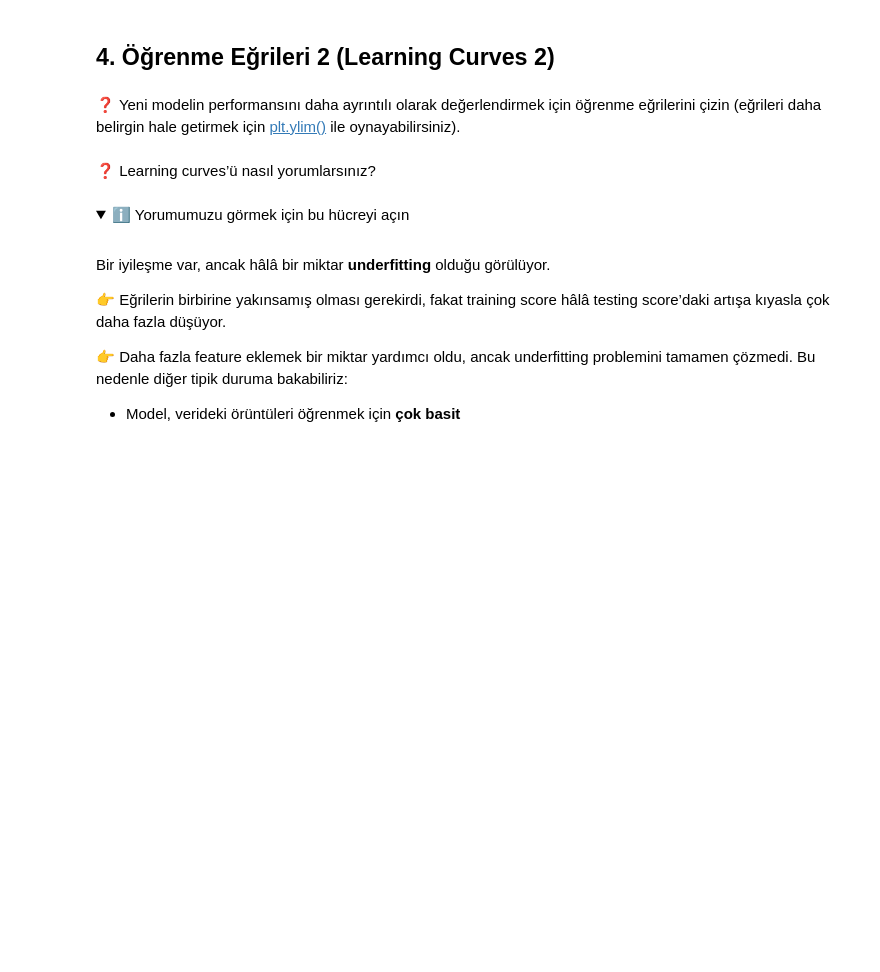
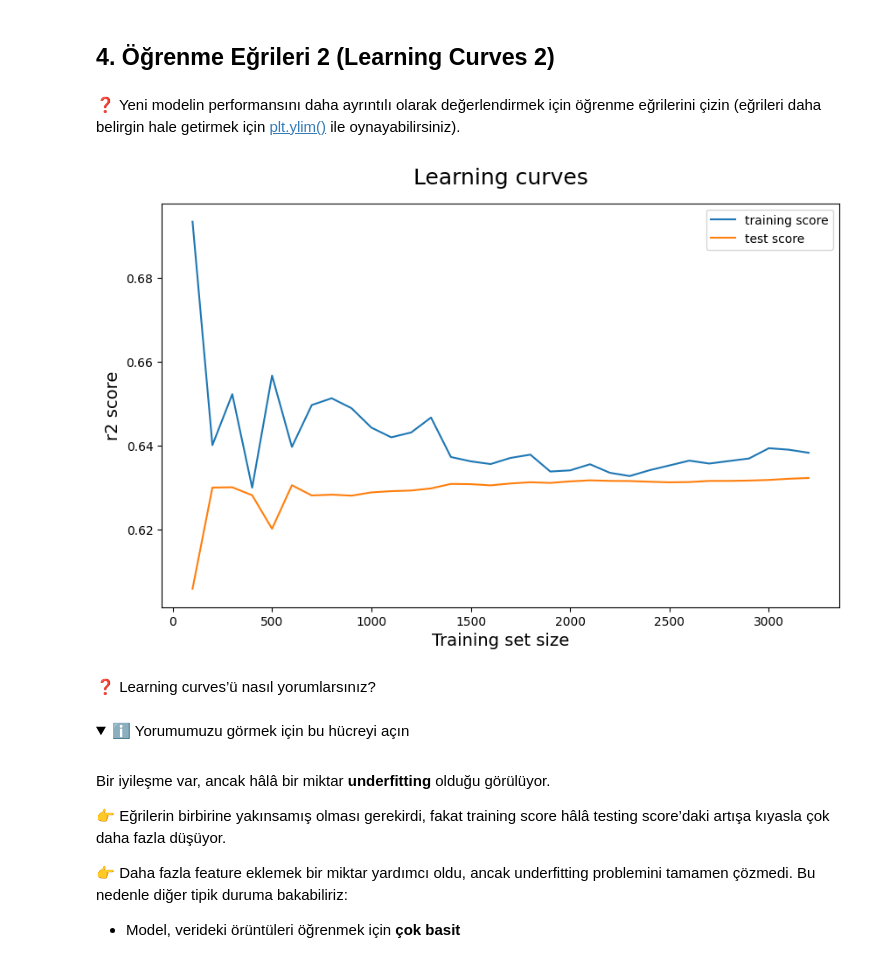
Before and after one commit to gonulsabah/workintech_project, a Jupyter notebook: S16D1-S-data-learning-curves/Learning_Curves.ipynb, the cells around one changed output. Saved outputs shown, nothing was run; the diff lists cells and outputs as text; code cells hidden in the pictures; folded sections open; blank space fills up the shorter version.

```diff
--- a/S16D1-S-data-learning-curves/Learning_Curves.ipynb
+++ b/S16D1-S-data-learning-curves/Learning_Curves.ipynb
@@ -118,0 +135,12 @@ Training size’lar için **100** satırdan başlamalı ve dataset’in %80’i
+# %%
+# SENİN KODUN BURAYA
+X = df[["mp", "poss", "do_ratio"]]
+y = df["win_rating"]
+
+model = LinearRegression()
+
+cv_results = cross_validate(model, X, y, cv=5)
+
+score_added_features = cv_results["test_score"].mean()
+
+print(score_added_features);
@@ -127,3 +155,27 @@ Training size’lar için **100** satırdan başlamalı ve dataset’in %80’i
+# %%
+# SENİN KODUN BURAYA
+train_sizes = np.arange(100, 3300, 100)
+
+train_sizes, train_scores, test_scores = learning_curve(
+    estimator = LinearRegression(),
+    X = X,
+    y = y,
+    train_sizes = train_sizes,
+    cv = 5
+)
+
+train_scores_mean = np.mean(train_scores, axis=1)
+test_scores_mean = np.mean(test_scores, axis=1)
+
+plt.figure(figsize=(10,6))
+plt.plot(train_sizes, train_scores_mean, label = 'training score')
+plt.plot(train_sizes, test_scores_mean, label = 'test score')
+plt.ylabel('r2 score', fontsize = 14)
+plt.xlabel('Training set size', fontsize = 14)
+plt.title('Learning curves', fontsize = 18, y = 1.03)
+plt.legend();
+# %% [output]
+[figure, added]
 # %% [markdown]
 ❓ Learning curves’ü nasıl yorumlarsınız?
 # %% [markdown]
```
Also changed, not shown: parts of 20 cells of this notebook.
